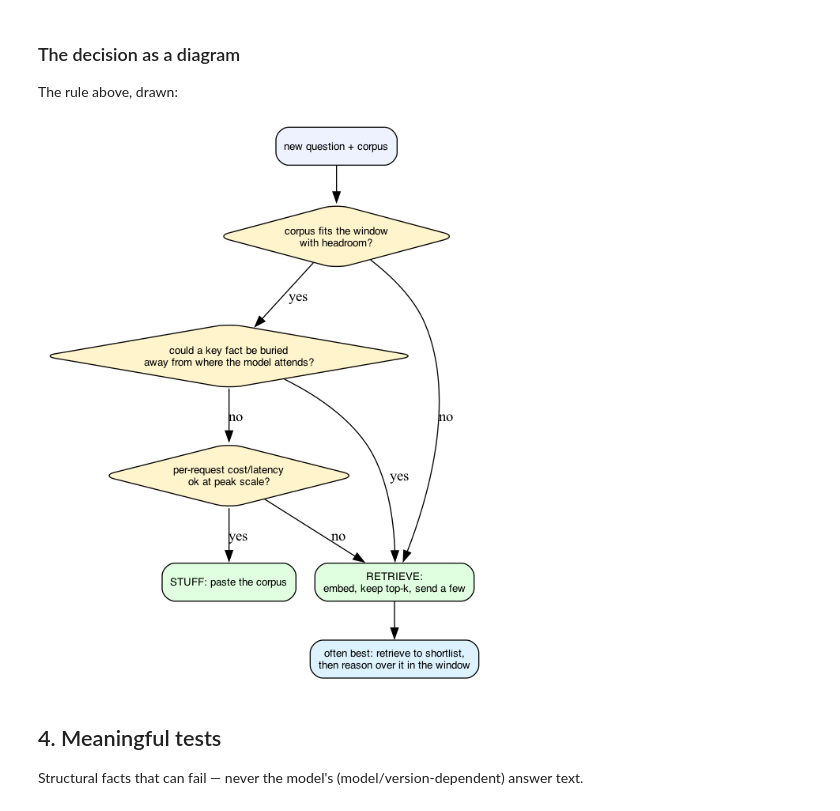
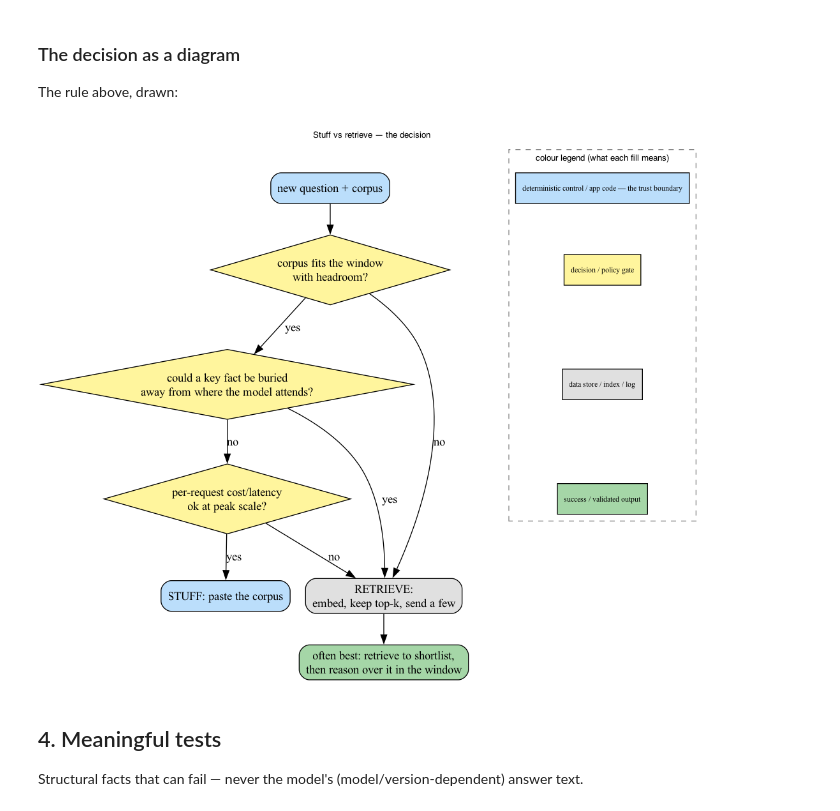
Before and after one commit to alexchilton/ai-architect-labs, a Jupyter notebook: notebooks/nb02b_long_context_vs_rag.ipynb, the cells around one changed output. Saved outputs shown, nothing was run; the diff lists cells and outputs as text; code cells hidden in the pictures.

```diff
--- a/notebooks/nb02b_long_context_vs_rag.ipynb
+++ b/notebooks/nb02b_long_context_vs_rag.ipynb
@@ -181,25 +181,26 @@ The rule above, drawn:
 # %%
 from graphviz import Digraph
 from IPython.display import Image, display
-g = Digraph(); g.attr(rankdir="TB", fontname="Helvetica")
-g.attr("node", shape="box", style="rounded,filled", fillcolor="#eef2ff", fontname="Helvetica", fontsize="10")
-dec = {"shape":"diamond", "fillcolor":"#fff4cc"}
-g.node("q","new question + corpus")
-g.node("fit","corpus fits the window\nwith headroom?", **dec)
-g.node("bury","could a key fact be buried\naway from where the model attends?", **dec)
-g.node("cost","per-request cost/latency\nok at peak scale?", **dec)
-g.node("rag","RETRIEVE:\nembed, keep top-k, send a few", fillcolor="#e0ffe0")
-g.node("stuff","STUFF: paste the corpus", fillcolor="#e0ffe0")
-g.node("combo","often best: retrieve to shortlist,\nthen reason over it in the window", fillcolor="#ddf2ff")
+from arch_kit import dnode, diagram_legend
+g = Digraph(); g.attr(rankdir="TB", fontname="Helvetica", fontsize="10", labelloc="t",
+                      label="Stuff vs retrieve — the decision")
+dnode(g,"q","new question + corpus","control")
+dnode(g,"fit","corpus fits the window\nwith headroom?","gate")
+dnode(g,"bury","could a key fact be buried\naway from where the model attends?","gate")
+dnode(g,"cost","per-request cost/latency\nok at peak scale?","gate")
+dnode(g,"rag","RETRIEVE:\nembed, keep top-k, send a few","data")
+dnode(g,"stuff","STUFF: paste the corpus","control")
+dnode(g,"combo","often best: retrieve to shortlist,\nthen reason over it in the window","ok")
 g.edge("q","fit")
 g.edge("fit","rag",label="no"); g.edge("fit","bury",label="yes")
 g.edge("bury","rag",label="yes"); g.edge("bury","cost",label="no")
 g.edge("cost","rag",label="no"); g.edge("cost","stuff",label="yes")
 g.edge("rag","combo")
+diagram_legend(g, ["control","gate","data","ok"])
 try: display(Image(g.pipe(format="png")))
 except Exception as e: print("diagram render skipped (needs the graphviz 'dot' binary):", e)
 # %% [output]
-[figure, old version]
+[figure, new version]
 # %% [markdown]
 ## 4. Meaningful tests
 
```
Also changed, not shown: parts of 3 cells of this notebook, 6 other files.
